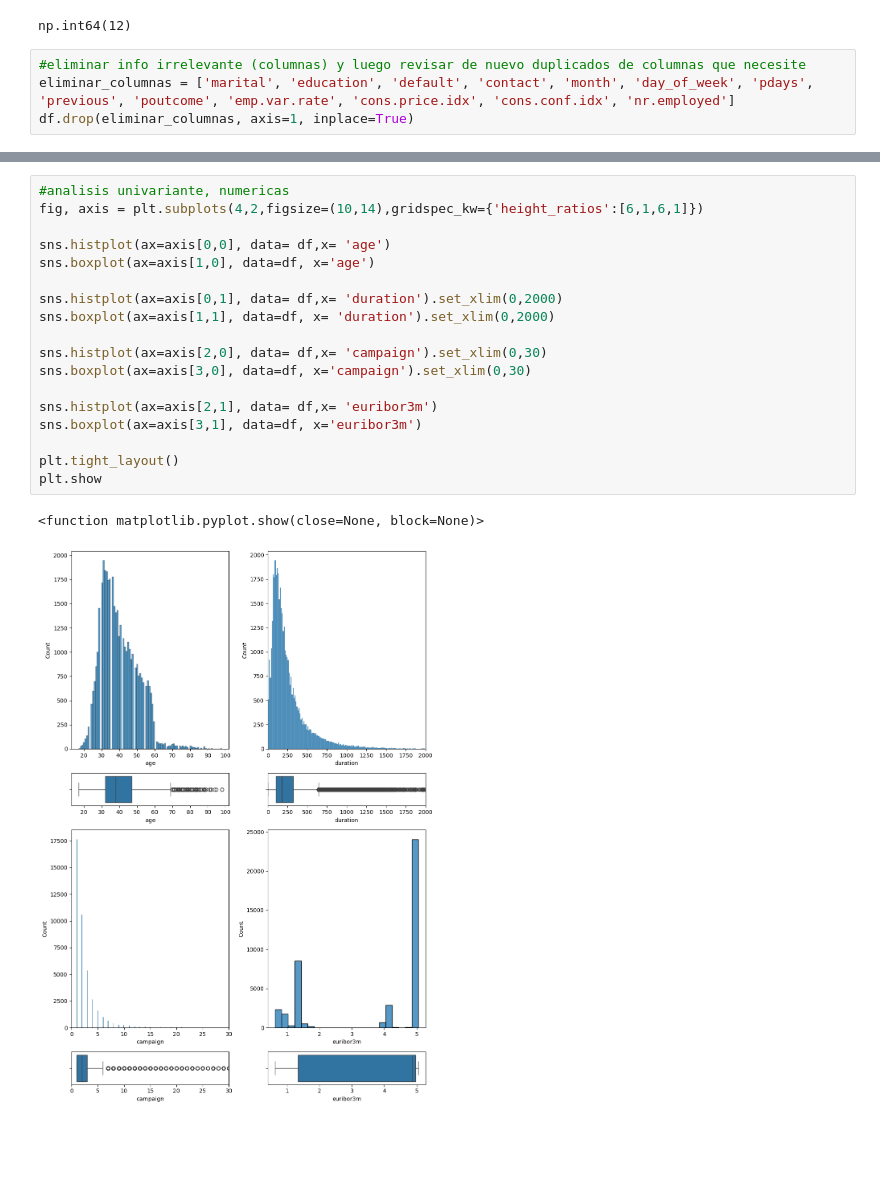
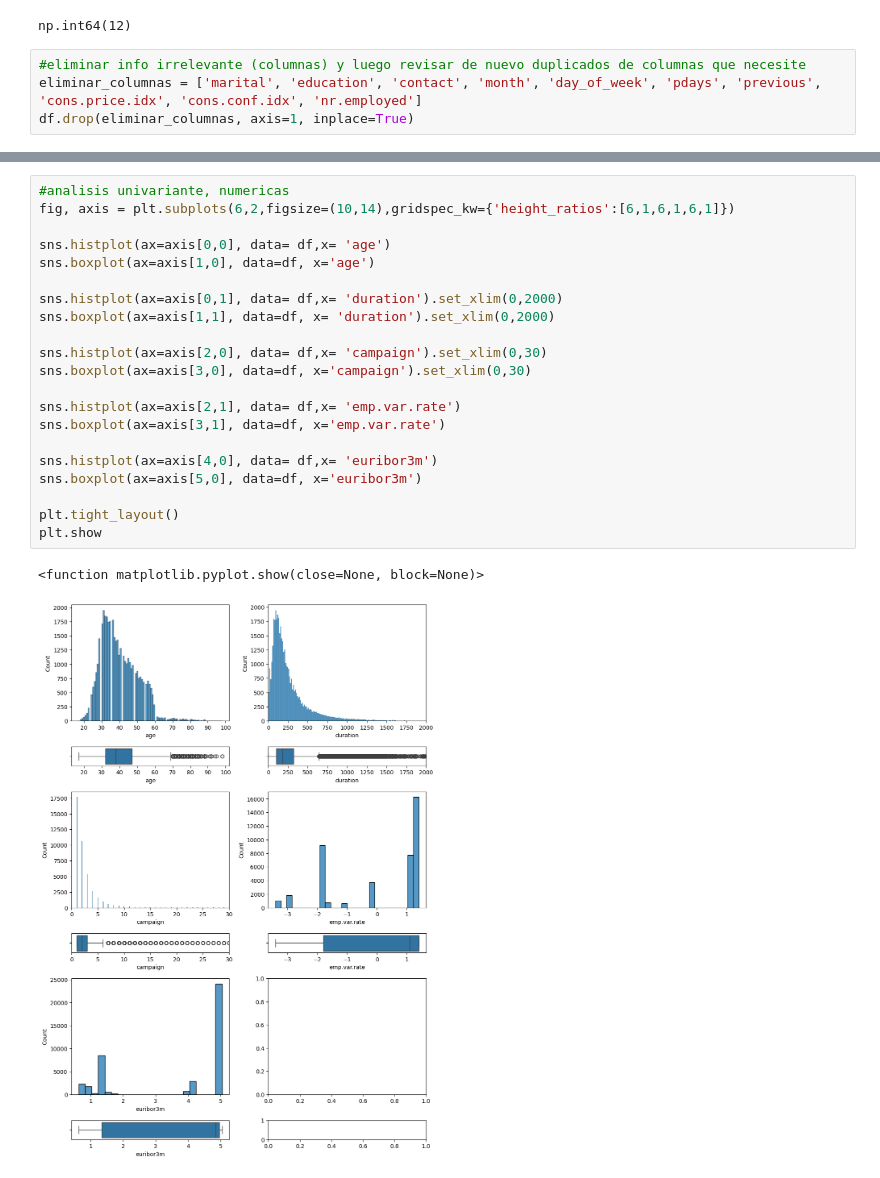
Before and after one commit to Estefaniagz/primer_ml, a Jupyter notebook: src/explore.ipynb, the cells around one changed output, grey strips where cells are left out. Cells and saved outputs as stored; diff of their text form; blank space fills up the shorter version.

```diff
--- a/src/explore.ipynb
+++ b/src/explore.ipynb
@@ -56,7 +56,7 @@ df.duplicated().sum()
 np.int64(12)
 # %%
 #eliminar info irrelevante (columnas) y luego revisar de nuevo duplicados de columnas que necesite
-eliminar_columnas = ['marital', 'education', 'default', 'contact', 'month', 'day_of_week', 'pdays', 'previous', 'poutcome', 'emp.var.rate', 'cons.price.idx', 'cons.conf.idx', 'nr.employed']
+eliminar_columnas = ['marital', 'education', 'contact', 'month', 'day_of_week', 'pdays', 'previous', 'cons.price.idx', 'cons.conf.idx', 'nr.employed']
 df.drop(eliminar_columnas, axis=1, inplace=True)
 # %%
 df
@@ -119,21 +124,24 @@ plt.show
 # %%
 #analisis univariante, numericas
-fig, axis = plt.subplots(4,2,figsize=(10,14),gridspec_kw={'height_ratios':[6,1,6,1]})
+fig, axis = plt.subplots(6,2,figsize=(10,14),gridspec_kw={'height_ratios':[6,1,6,1,6,1]})
 
 sns.histplot(ax=axis[0,0], data= df,x= 'age')
 sns.boxplot(ax=axis[1,0], data=df, x='age')
 
 sns.histplot(ax=axis[0,1], data= df,x= 'duration').set_xlim(0,2000)
 sns.boxplot(ax=axis[1,1], data=df, x= 'duration').set_xlim(0,2000)
 
 sns.histplot(ax=axis[2,0], data= df,x= 'campaign').set_xlim(0,30)
 sns.boxplot(ax=axis[3,0], data=df, x='campaign').set_xlim(0,30)
 
-sns.histplot(ax=axis[2,1], data= df,x= 'euribor3m')
-sns.boxplot(ax=axis[3,1], data=df, x='euribor3m')
+sns.histplot(ax=axis[2,1], data= df,x= 'emp.var.rate')
+sns.boxplot(ax=axis[3,1], data=df, x='emp.var.rate')
+
+sns.histplot(ax=axis[4,0], data= df,x= 'euribor3m')
+sns.boxplot(ax=axis[5,0], data=df, x='euribor3m')
 
 plt.tight_layout()
 plt.show
 # %% [output]
 <function matplotlib.pyplot.show(close=None, block=None)>
-[figure, old version]
+[figure, new version]
```
Also changed, not shown: parts of 5 cells of this notebook.
